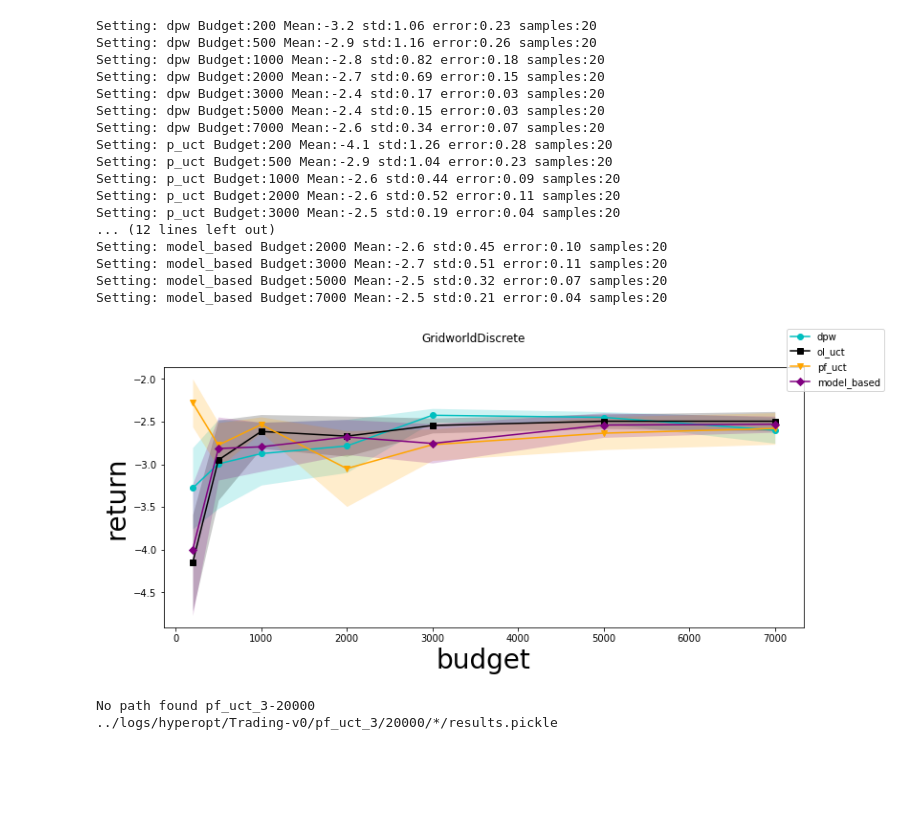
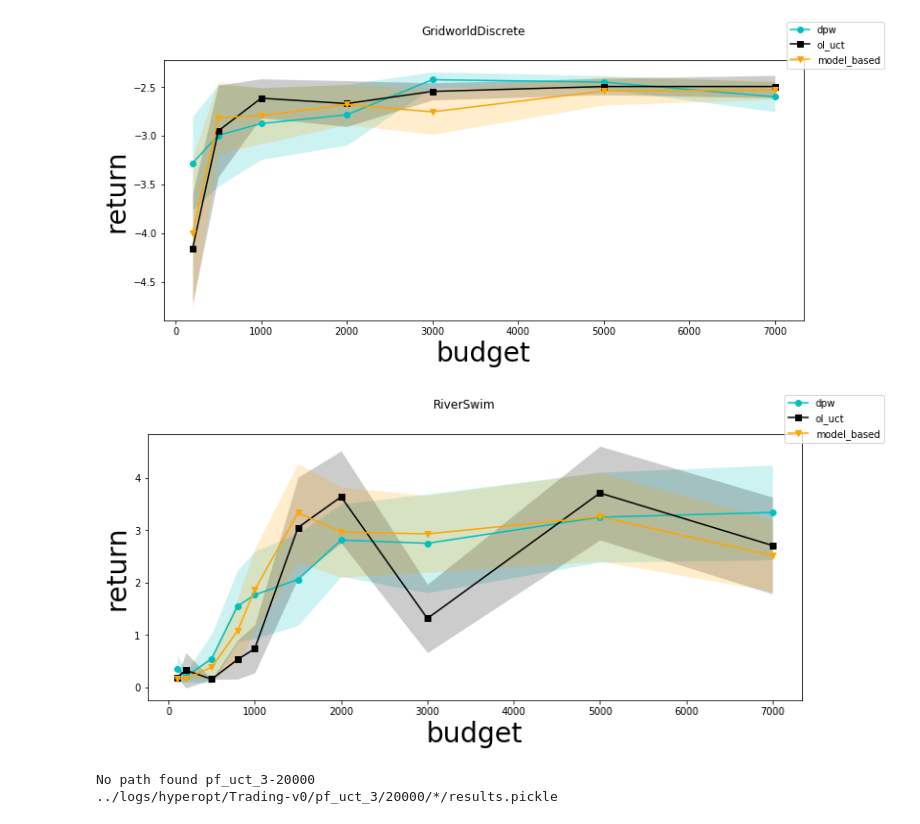
Before and after one commit to amarildolikmeta/alphazero_singleplayer, a Jupyter notebook: notebooks/plot_budget.ipynb, the cells around one changed output. Cells and saved outputs as stored; diff of their text form; code cells hidden in the pictures; blank space fills up the shorter version.

```diff
--- a/notebooks/plot_budget.ipynb
+++ b/notebooks/plot_budget.ipynb
@@ -24,12 +24,12 @@ figs = []
 # %%
 # envs = [ 'Trading-v0',  'Cliff', 'RaceStrategy', 'RiverSwim-continuous',] #'Gridworld',
 budgets = [1000, 5000, 10000, 20000, 35000, 50000, 70000, 85000, 100000]
-budgets = [200, 500, 1000, 2000, 3000, 5000, 7000]
-envs = [ 'GridworldDiscrete'] #'Gridworld', 'Cliff','MountainCar',
+budgets = [100, 200, 500, 800, 1000, 1500, 2000, 3000, 5000, 7000]
+envs = [ 'GridworldDiscrete', 'RiverSwim'] #'Gridworld', 'Cliff','MountainCar',
 # budgets = [1000, 3000, 5000, 7000, 10000]
 xs = []
 ys = []
-settings = ['dpw', 'p_uct', 'pf_uct','model_based' ]
+settings = ['dpw', 'p_uct', 'model_based']
 setting_to_sub = {
     'dpw': '',
     'p_uct': '1_particles/',
@@ -56,6 +56,7 @@ setting_to_label = {
 env_to_sub = {
     'RaceStrategy':'',
     'RiverSwim-continuous':'fail_0.25/',
+    'RiverSwim':'fail_0.4/',
     'Trading-v0':'',
     'Gridworld':'',
     'Cliff':'',
@@ -65,7 +66,8 @@ env_to_sub = {
 }
 env_to_label = {
     'RaceStrategy':'RaceStrategy',
-    'RiverSwim-continuous':'Riverswim',
+    'RiverSwim-continuous':'Riverswim-continuous',
+    'RiverSwim':'RiverSwim',
     'Trading-v0':'Trading',
     'Gridworld':'Gridworld',
     'Cliff':'Cliff',
@@ -82,54 +84,38 @@ for e, env in enumerate(envs):
     for i,setting in enumerate(settings):
         xs = []
         ys = []
         errors = []
         sub = setting_to_sub[setting]
         agent = setting_to_agent[setting]
         for budget in budgets:
             path = "{}/{}{}/{}/*/data.csv".format(env,sub_env, setting, str(budget))
             paths = glob.glob(path)
             data = []
             if len(paths) == 0:
                 #print("No path found " + setting + "-" + str(budget))
                 continue
             for p in paths:
                 df = pd.read_csv(p)
                 data += df['total_reward'].to_numpy().tolist()
             data = np.array(data)
             xs.append(budget)
             ys.append(np.mean(data))
             errors.append(np.std(data) / np.sqrt(data.shape[0]))
-            print("Setting: " + setting + " Budget:" + str(budget) + " Mean:" + str(ys[-1])[:4] +
-                  " std:" + str(np.std(data))[:4] + " error:" + str(errors[-1])[:4] +
-                  " samples:" + str(data.shape[0]))
+#             print("Setting: " + setting + " Budget:" + str(budget) + " Mean:" + str(ys[-1])[:4] +
+#                   " std:" + str(np.std(data))[:4] + " error:" + str(errors[-1])[:4] +
+#                   " samples:" + str(data.shape[0]))
 
         xs = np.array(xs)
         ys = np.array(ys)
         errors = np.array(errors)
         ax.plot(xs, ys, label=setting_to_label[setting], color=col[i], marker=markers[i] )
         ax.fill_between(xs, ys - 2 * errors, ys + 2 * errors, alpha=0.2, color=col[i], linewidth=0.)
     ax.set_xlabel('budget', fontsize=AXIS_FONT_SIZE)
     ax.set_ylabel('return', fontsize=AXIS_FONT_SIZE)
     fig.legend()
 # %% [output]
-Setting: dpw Budget:200 Mean:-3.2 std:1.06 error:0.23 samples:20
-Setting: dpw Budget:500 Mean:-2.9 std:1.16 error:0.26 samples:20
-Setting: dpw Budget:1000 Mean:-2.8 std:0.82 error:0.18 samples:20
-Setting: dpw Budget:2000 Mean:-2.7 std:0.69 error:0.15 samples:20
-Setting: dpw Budget:3000 Mean:-2.4 std:0.17 error:0.03 samples:20
-Setting: dpw Budget:5000 Mean:-2.4 std:0.15 error:0.03 samples:20
-Setting: dpw Budget:7000 Mean:-2.6 std:0.34 error:0.07 samples:20
-Setting: p_uct Budget:200 Mean:-4.1 std:1.26 error:0.28 samples:20
-Setting: p_uct Budget:500 Mean:-2.9 std:1.04 error:0.23 samples:20
-Setting: p_uct Budget:1000 Mean:-2.6 std:0.44 error:0.09 samples:20
-Setting: p_uct Budget:2000 Mean:-2.6 std:0.52 error:0.11 samples:20
-Setting: p_uct Budget:3000 Mean:-2.5 std:0.19 error:0.04 samples:20
-... (12 lines left out)
-Setting: model_based Budget:2000 Mean:-2.6 std:0.45 error:0.10 samples:20
-Setting: model_based Budget:3000 Mean:-2.7 std:0.51 error:0.11 samples:20
-Setting: model_based Budget:5000 Mean:-2.5 std:0.32 error:0.07 samples:20
-Setting: model_based Budget:7000 Mean:-2.5 std:0.21 error:0.04 samples:20
-[figure, old version]
+[figure, new version]
+[figure, added]
 # %%
 import pickle
 envs = ['Trading-v0', 'RaceStrategy',] #'Gridworld','MountainCar'   'RiverSwim-continuous',
```
Also changed, not shown: 17 other files.
